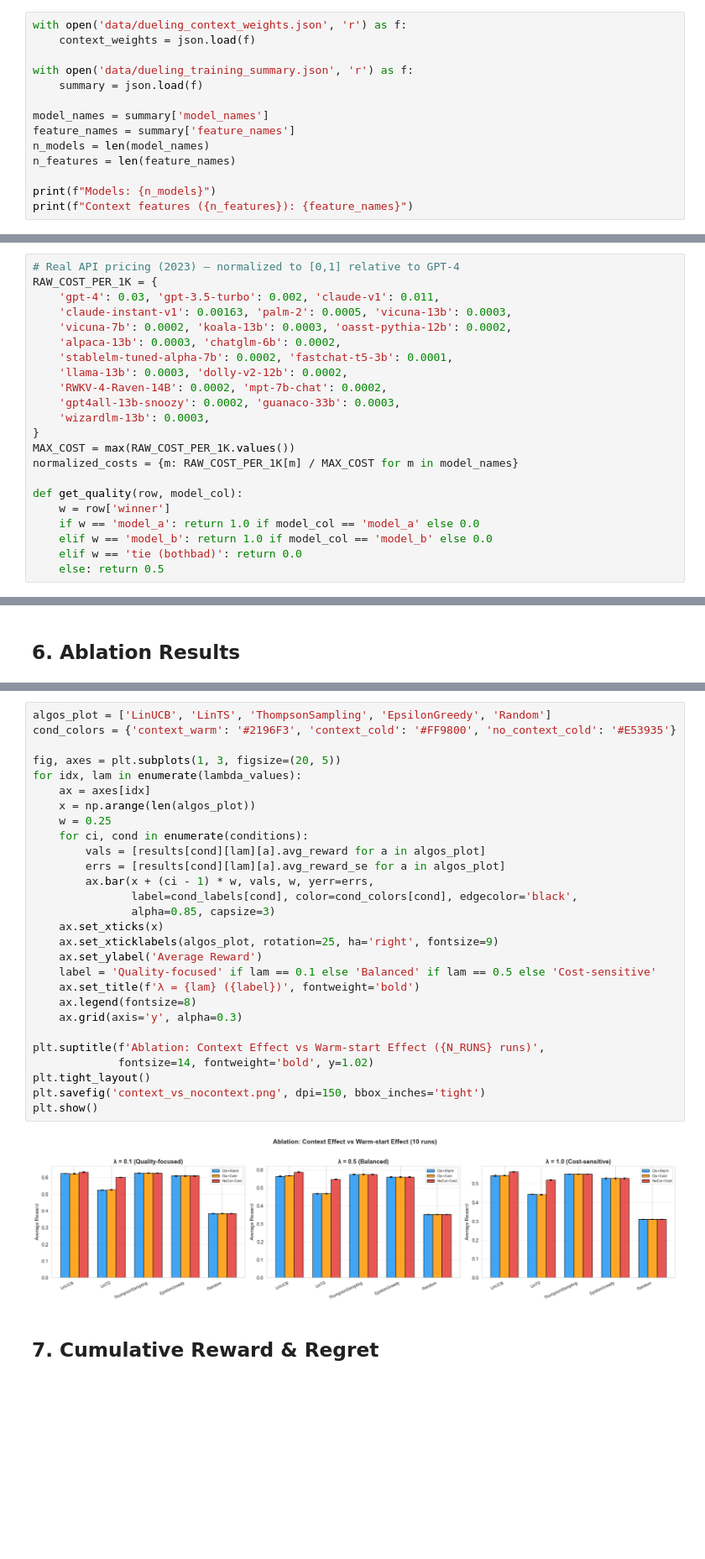
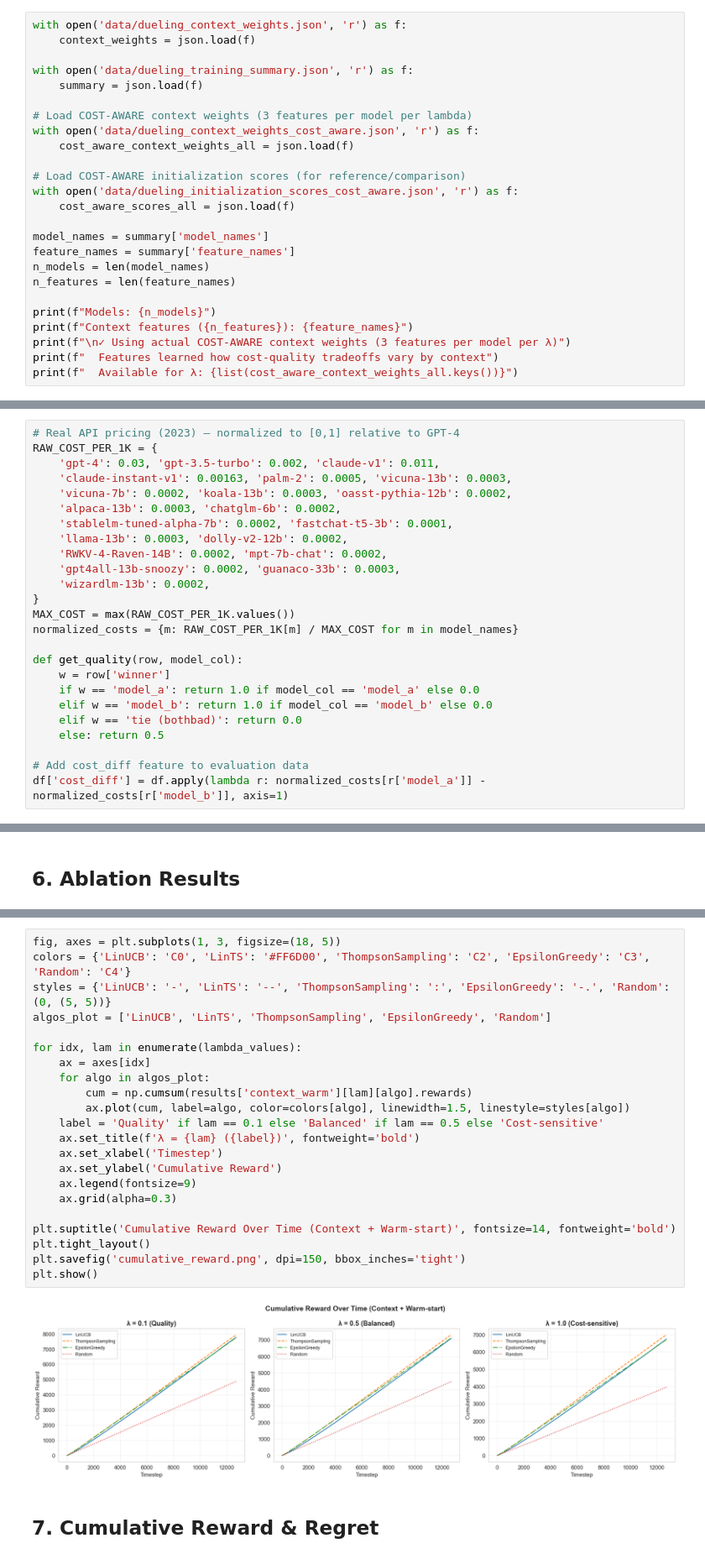
Before and after one commit to edmundnwl/BT4014-Contextual-Bandit-Algo, a Jupyter notebook: Project/contextual_bandit_routing_20_arm.ipynb, the cells around one changed output, grey strips where cells are left out. Shown at 84% size. Drawn from its saved outputs; the diff is of its cells as text; blank space fills up the shorter version.

```diff
--- a/Project/contextual_bandit_routing_20_arm.ipynb
+++ b/Project/contextual_bandit_routing_20_arm.ipynb
@@ -43,6 +44,14 @@ with open('data/dueling_context_weights.json', 'r') as f:
 
 with open('data/dueling_training_summary.json', 'r') as f:
     summary = json.load(f)
+
+# Load COST-AWARE context weights (3 features per model per lambda)
+with open('data/dueling_context_weights_cost_aware.json', 'r') as f:
+    cost_aware_context_weights_all = json.load(f)
+
+# Load COST-AWARE initialization scores (for reference/comparison)
+with open('data/dueling_initialization_scores_cost_aware.json', 'r') as f:
+    cost_aware_scores_all = json.load(f)
 
 model_names = summary['model_names']
 feature_names = summary['feature_names']
@@ -51,5 +60,8 @@ n_features = len(feature_names)
 
 print(f"Models: {n_models}")
 print(f"Context features ({n_features}): {feature_names}")
+print(f"\n✓ Using actual COST-AWARE context weights (3 features per model per λ)")
+print(f"  Features learned how cost-quality tradeoffs vary by context")
+print(f"  Available for λ: {list(cost_aware_context_weights_all.keys())}")
 # %% [output]
 Models: 20
@@ -80,7 +96,7 @@ RAW_COST_PER_1K = {
     'llama-13b': 0.0003, 'dolly-v2-12b': 0.0002,
     'RWKV-4-Raven-14B': 0.0002, 'mpt-7b-chat': 0.0002,
     'gpt4all-13b-snoozy': 0.0002, 'guanaco-33b': 0.0003,
-    'wizardlm-13b': 0.0003,
+    'wizardlm-13b': 0.0002,
 }
 MAX_COST = max(RAW_COST_PER_1K.values())
 normalized_costs = {m: RAW_COST_PER_1K[m] / MAX_COST for m in model_names}
@@ -91,6 +107,9 @@ def get_quality(row, model_col):
     elif w == 'model_b': return 1.0 if model_col == 'model_b' else 0.0
     elif w == 'tie (bothbad)': return 0.0
     else: return 0.5
+
+# Add cost_diff feature to evaluation data
+df['cost_diff'] = df.apply(lambda r: normalized_costs[r['model_a']] - normalized_costs[r['model_b']], axis=1)
 # %% [markdown]
 ## 3. Build Reward Model from Pairwise Data
 
@@ -582,33 +630,27 @@ for lam in lambda_values:
 # %%
+fig, axes = plt.subplots(1, 3, figsize=(18, 5))
+colors = {'LinUCB': 'C0', 'LinTS': '#FF6D00', 'ThompsonSampling': 'C2', 'EpsilonGreedy': 'C3', 'Random': 'C4'}
+styles = {'LinUCB': '-', 'LinTS': '--', 'ThompsonSampling': ':', 'EpsilonGreedy': '-.', 'Random': (0, (5, 5))}
 algos_plot = ['LinUCB', 'LinTS', 'ThompsonSampling', 'EpsilonGreedy', 'Random']
-cond_colors = {'context_warm': '#2196F3', 'context_cold': '#FF9800', 'no_context_cold': '#E53935'}
 
-fig, axes = plt.subplots(1, 3, figsize=(20, 5))
 for idx, lam in enumerate(lambda_values):
     ax = axes[idx]
-    x = np.arange(len(algos_plot))
-    w = 0.25
-    for ci, cond in enumerate(conditions):
-        vals = [results[cond][lam][a].avg_reward for a in algos_plot]
-        errs = [results[cond][lam][a].avg_reward_se for a in algos_plot]
-        ax.bar(x + (ci - 1) * w, vals, w, yerr=errs,
-               label=cond_labels[cond], color=cond_colors[cond], edgecolor='black',
-               alpha=0.85, capsize=3)
-    ax.set_xticks(x)
-    ax.set_xticklabels(algos_plot, rotation=25, ha='right', fontsize=9)
-    ax.set_ylabel('Average Reward')
-    label = 'Quality-focused' if lam == 0.1 else 'Balanced' if lam == 0.5 else 'Cost-sensitive'
+    for algo in algos_plot:
+        cum = np.cumsum(results['context_warm'][lam][algo].rewards)
+        ax.plot(cum, label=algo, color=colors[algo], linewidth=1.5, linestyle=styles[algo])
+    label = 'Quality' if lam == 0.1 else 'Balanced' if lam == 0.5 else 'Cost-sensitive'
     ax.set_title(f'λ = {lam} ({label})', fontweight='bold')
-    ax.legend(fontsize=8)
-    ax.grid(axis='y', alpha=0.3)
+    ax.set_xlabel('Timestep')
+    ax.set_ylabel('Cumulative Reward')
+    ax.legend(fontsize=9)
+    ax.grid(alpha=0.3)
 
-plt.suptitle(f'Ablation: Context Effect vs Warm-start Effect ({N_RUNS} runs)',
-             fontsize=14, fontweight='bold', y=1.02)
+plt.suptitle('Cumulative Reward Over Time (Context + Warm-start)', fontsize=14, fontweight='bold')
 plt.tight_layout()
-plt.savefig('context_vs_nocontext.png', dpi=150, bbox_inches='tight')
+plt.savefig('cumulative_reward.png', dpi=150, bbox_inches='tight')
 plt.show()
 # %% [output]
-[figure, old version]
+[figure, new version]
 # %% [markdown]
 ## 7. Cumulative Reward & Regret
 # %%
```
Also changed, not shown: parts of 10 cells of this notebook, 1 other file.
